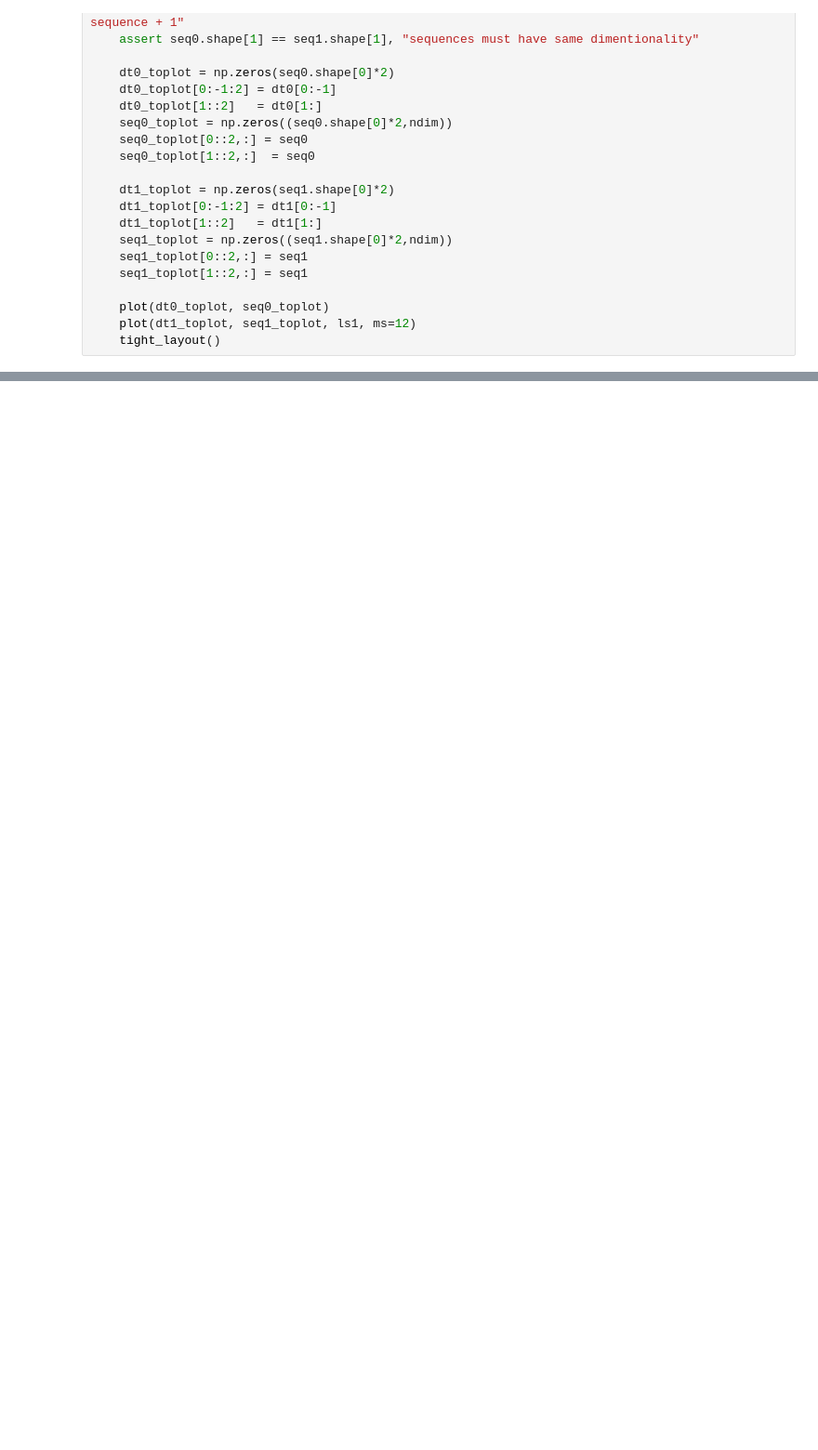
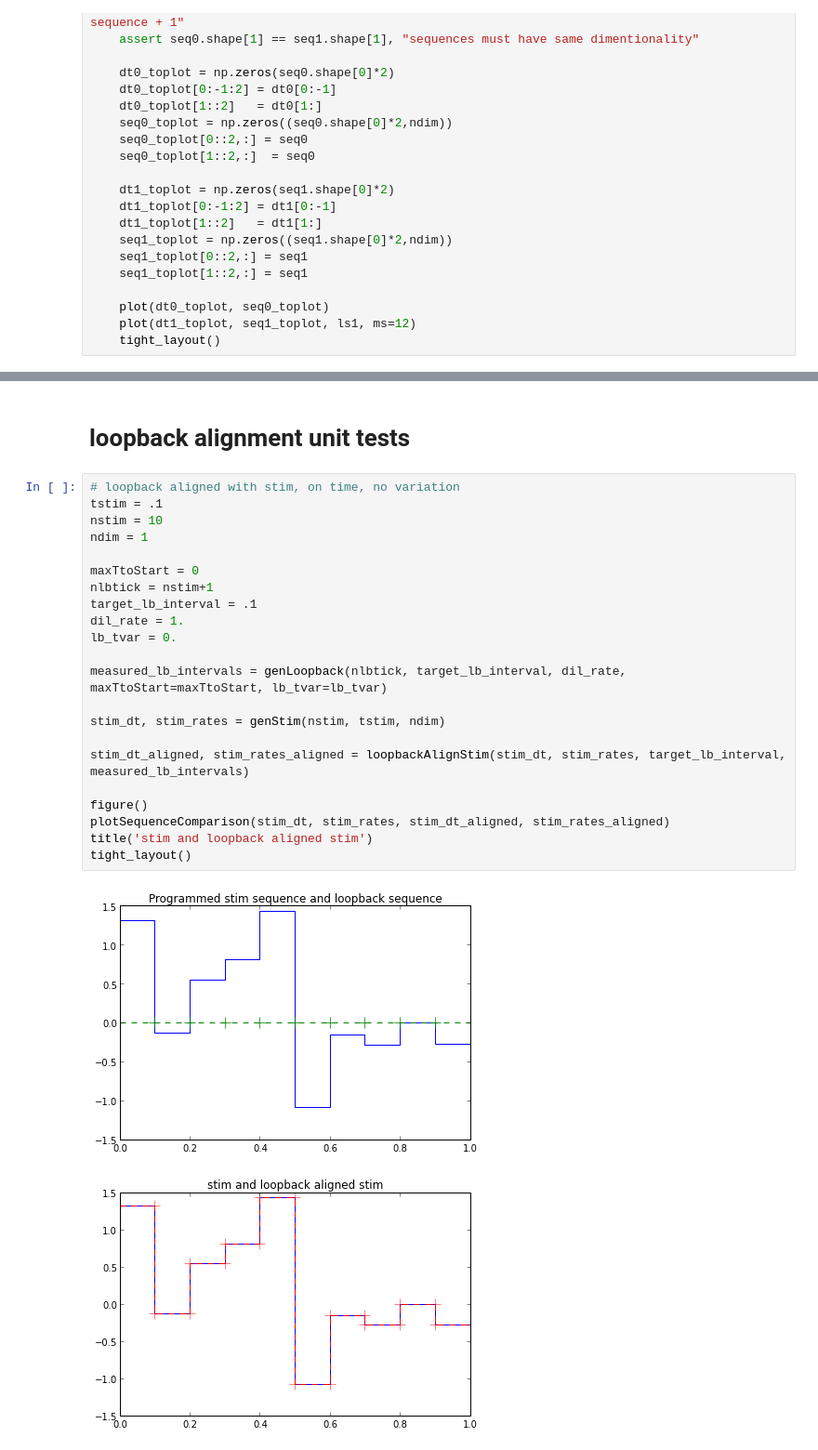
Before and after one commit to fragapanagos/scratchpad, a Jupyter notebook: noise/Stim alignment and filtering.ipynb, the cells around one changed output, grey strips where cells are left out. Shown at 93% size. Saved outputs shown, nothing was run; the diff lists cells and outputs as text; blank space fills up the shorter version.

```diff
--- a/noise/Stim alignment and filtering.ipynb
+++ b/noise/Stim alignment and filtering.ipynb
@@ -140,0 +167,27 @@ Loopback 0: 0.00 to 0.10, Stim 0 to 1: 0.00 to 0.10
+# %% [markdown]
+# loopback alignment unit tests
+# %%
+# loopback aligned with stim, on time, no variation
+tstim = .1
+nstim = 10
+ndim = 1
+
+maxTtoStart = 0
+nlbtick = nstim+1
+target_lb_interval = .1
+dil_rate = 1.
+lb_tvar = 0.
+
+measured_lb_intervals = genLoopback(nlbtick, target_lb_interval, dil_rate, maxTtoStart=maxTtoStart, lb_tvar=lb_tvar)
+
+stim_dt, stim_rates = genStim(nstim, tstim, ndim)
+
+stim_dt_aligned, stim_rates_aligned = loopbackAlignStim(stim_dt, stim_rates, target_lb_interval, measured_lb_intervals)
+
+figure()
+plotSequenceComparison(stim_dt, stim_rates, stim_dt_aligned, stim_rates_aligned)
+title('stim and loopback aligned stim')
+tight_layout()
+# %% [output]
+[figure, added]
+[figure, added]
```
Also changed, not shown: parts of 19 cells of this notebook, 1 other file.
